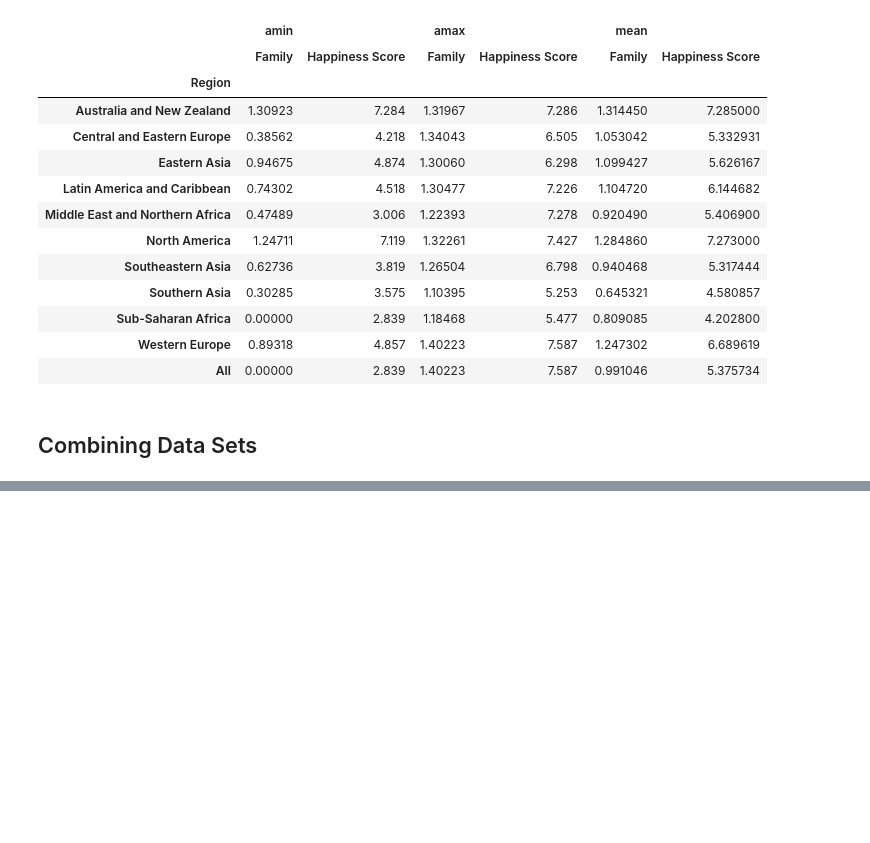
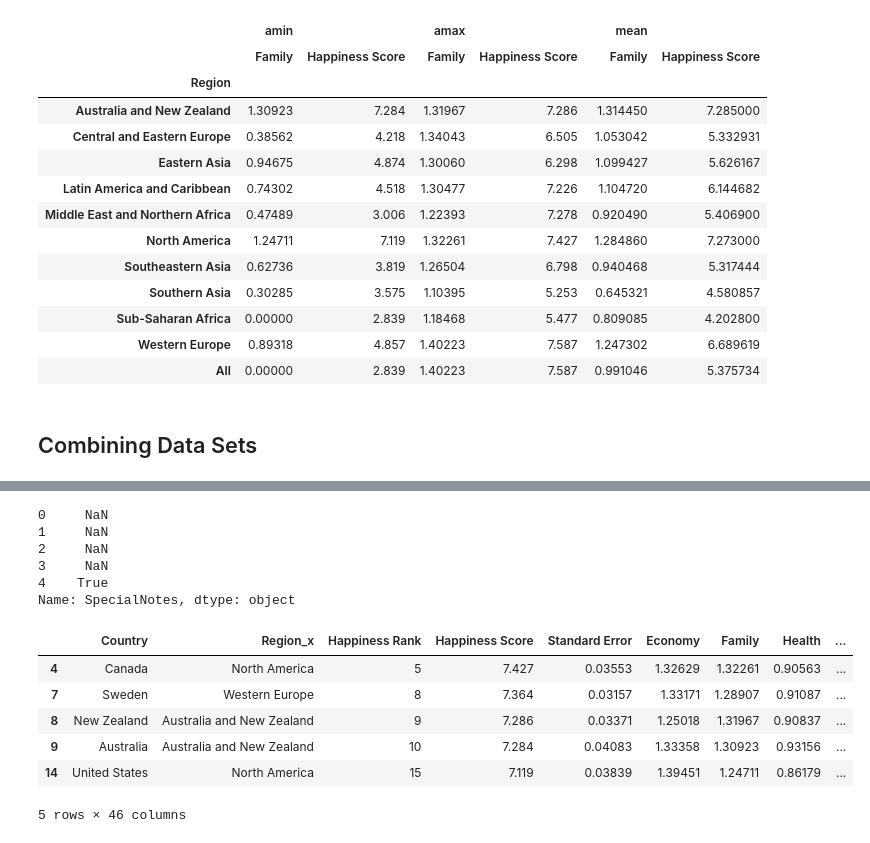
Before and after one commit to natekotila/DataQuestProjects, a Jupyter notebook: world-happiness-report/Cleaning_Happiness.ipynb, the cells around one changed output, grey strips where cells are left out. Saved outputs shown, nothing was run; the diff lists cells and outputs as text; code cells hidden in the pictures; blank space fills up the shorter version.

```diff
--- a/world-happiness-report/Cleaning_Happiness.ipynb
+++ b/world-happiness-report/Cleaning_Happiness.ipynb
@@ -164,0 +369,28 @@ pv_happy_family_stats
+# %%
+pattern = r"[Nn]ational accounts"
+
+national_accounts = merged['SpecialNotes'].str.contains(pattern)
+national_accounts.head()
+# %% [output]
+0     NaN
+1     NaN
+2     NaN
+3     NaN
+4    True
+Name: SpecialNotes, dtype: object
+# %%
+pattern = r"[Nn]ational accounts"
+
+national_accounts = merged['SpecialNotes'].str.contains(pattern, na = False)
+
+merged_national_accounts = merged[national_accounts]
+
+merged_national_accounts.head()
+# %% [output]
+|  | Country | Region_x | Happiness Rank | Happiness Score | Standard Error | Economy | Family | Health | ... |
+| 4 | Canada | North America | 5 | 7.427 | 0.03553 | 1.32629 | 1.32261 | 0.90563 | ... |
+| 7 | Sweden | Western Europe | 8 | 7.364 | 0.03157 | 1.33171 | 1.28907 | 0.91087 | ... |
+| 8 | New Zealand | Australia and New Zealand | 9 | 7.286 | 0.03371 | 1.25018 | 1.31967 | 0.90837 | ... |
+| 9 | Australia | Australia and New Zealand | 10 | 7.284 | 0.04083 | 1.33358 | 1.30923 | 0.93156 | ... |
+| 14 | United States | North America | 15 | 7.119 | 0.03839 | 1.39451 | 1.24711 | 0.86179 | ... |
+5 rows × 46 columns
```
Also changed, not shown: parts of 23 cells of this notebook, 1 other file.
